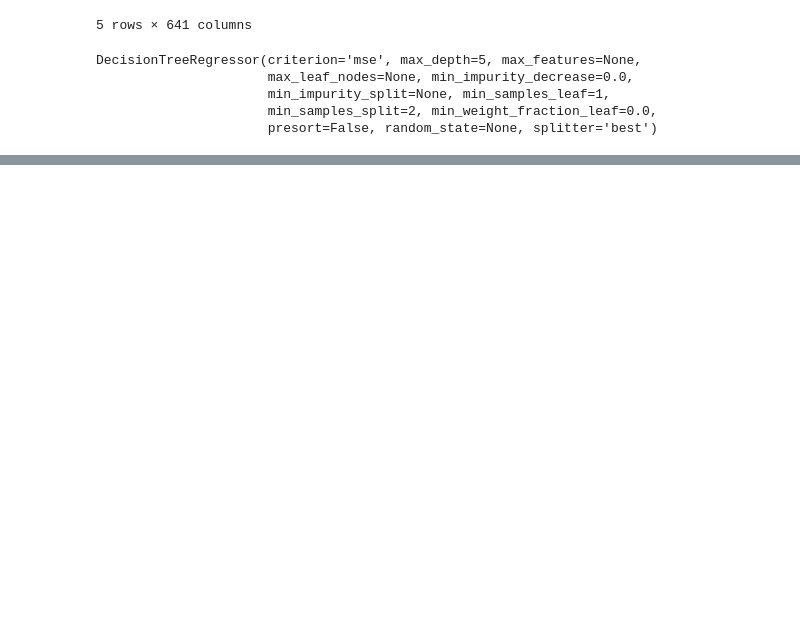
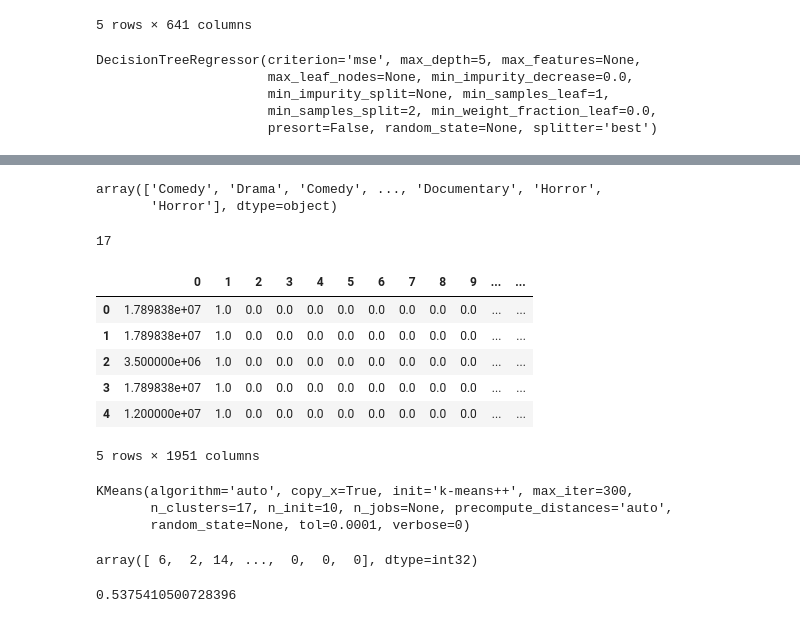
Before and after one commit to manumonforte/Data-Science, a Jupyter notebook: Machine Learning.ipynb, the cells around one changed output, grey strips where cells are left out. Saved outputs shown, nothing was run; the diff lists cells and outputs as text; code cells hidden in the pictures; blank space fills up the shorter version.

Commit message:
applied Clustering

```diff
--- a/Machine Learning.ipynb
+++ b/Machine Learning.ipynb
@@ -379,0 +386,15 @@ sorted(zip(modelo.feature_importances_,pelis.drop("ventas",axis=1).columns),reve
+# %%
+
+pelis = pd.read_csv("data/movies.csv")
+pelis = pelis[pelis.genero.notnull()]
+
+# mantenemos el genero de las peliculas como una lista aparte
+genero_peliculas = pelis.genero.values
+n_generos = len(pelis.genero.unique())
+
+
+
+pelis = pelis.drop("genero", axis=1)
+pelis = OneHotEncoder().fit_transform(pelis)
+
+pelis.head()
@@ -379,0 +409,23 @@ sorted(zip(modelo.feature_importances_,pelis.drop("ventas",axis=1).columns),reve
+# %%
+genero_peliculas
+# %% [output]
+array(['Comedy', 'Drama', 'Comedy', ..., 'Documentary', 'Horror',
+       'Horror'], dtype=object)
+# %%
+n_generos
+# %% [output]
+17
+# %%
+X = Imputer(strategy="mean").fit_transform(pelis)
+# %%
+X = pd.DataFrame(X)
+# %%
+X.head()
+# %% [output]
+|  | 0 | 1 | 2 | 3 | 4 | 5 | 6 | 7 | 8 | 9 | ... | ... |
+| 0 | 1.789838e+07 | 1.0 | 0.0 | 0.0 | 0.0 | 0.0 | 0.0 | 0.0 | 0.0 | 0.0 | ... | ... |
+| 1 | 1.789838e+07 | 1.0 | 0.0 | 0.0 | 0.0 | 0.0 | 0.0 | 0.0 | 0.0 | 0.0 | ... | ... |
+| 2 | 3.500000e+06 | 1.0 | 0.0 | 0.0 | 0.0 | 0.0 | 0.0 | 0.0 | 0.0 | 0.0 | ... | ... |
+| 3 | 1.789838e+07 | 1.0 | 0.0 | 0.0 | 0.0 | 0.0 | 0.0 | 0.0 | 0.0 | 0.0 | ... | ... |
+| 4 | 1.200000e+07 | 1.0 | 0.0 | 0.0 | 0.0 | 0.0 | 0.0 | 0.0 | 0.0 | 0.0 | ... | ... |
+5 rows × 1951 columns
@@ -379,0 +434,6 @@ sorted(zip(modelo.feature_importances_,pelis.drop("ventas",axis=1).columns),reve
+# %%
+modelo.fit(X)
+# %% [output]
+KMeans(algorithm='auto', copy_x=True, init='k-means++', max_iter=300,
+       n_clusters=17, n_init=10, n_jobs=None, precompute_distances='auto',
+       random_state=None, tol=0.0001, verbose=0)
@@ -379,0 +442,8 @@ sorted(zip(modelo.feature_importances_,pelis.drop("ventas",axis=1).columns),reve
+# %%
+clusters
+# %% [output]
+array([ 6,  2, 14, ...,  0,  0,  0], dtype=int32)
+# %%
+silhouette_score(X,clusters)
+# %% [output]
+0.5375410500728396
```
Also changed, not shown: parts of 16 cells of this notebook, 2 other files.
